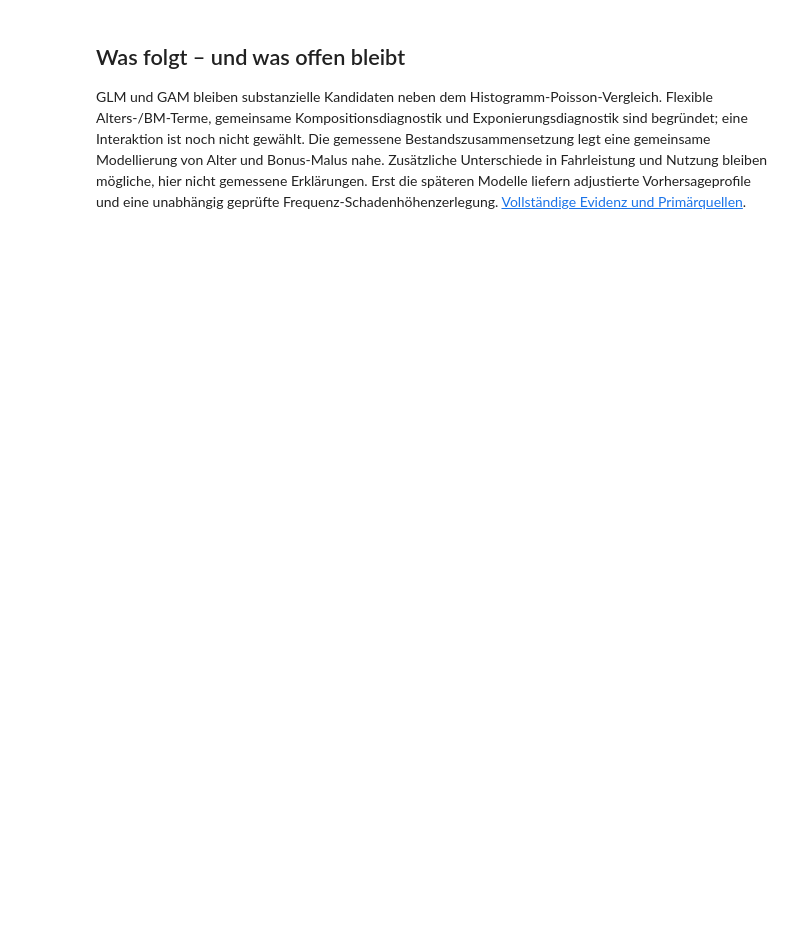
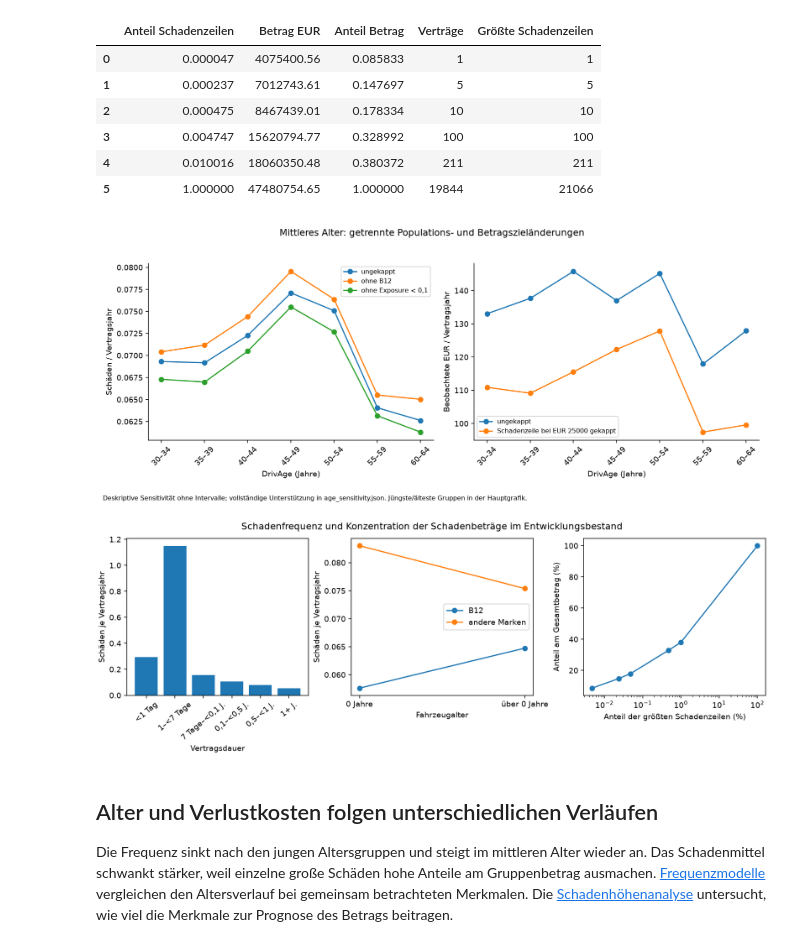
Before and after one commit to FisherSteve/freMTPL2-pricing, a Jupyter notebook: notebooks/03_development_eda.ipynb, the cells around one changed output. Cells and saved outputs as stored; diff of their text form; code cells hidden in the pictures; blank space fills up the shorter version.

```diff
--- a/notebooks/03_development_eda.ipynb
+++ b/notebooks/03_development_eda.ipynb
@@ -62,5 +143,8 @@ Ausschlüsse ändern die Population; Kappungen von Exponierung, Anzahl oder Betr
 # %%
 show(tables['sensitivities'][['scenario', 'policies', 'exposure', 'claims', 'loss_eur', 'severity_eur', 'removed_policies', 'removed_exposure', 'removed_claims', 'removed_loss_eur', 'frequency_change_pct', 'loss_cost_change_pct']])
 show(tables['tail_concentration'])
-display(Image(filename=str(ROOT / 'reports/s3/figures/alter_sensitivitaet.png')))
-display(Image(filename=str(ROOT / 'reports/s3/figures/pruefgruppen_verluste.png')))
+display(Image(filename=str(ROOT / 'reports/s3/figures/alter_sensitivitaet.png'),
+              alt='Schäden und erfasste EUR je Vertragsjahr nach Fahreralter unter den Sensitivitätsszenarien der Entwicklung'))
+display(Image(filename=str(ROOT / 'reports/editorial_figures/frequenz_und_grossschaeden.png'),
+              alt='Schäden je Vertragsjahr nach Dauer und Fahrzeuggruppe sowie Anteil großer Beträge an den Entwicklungsverlusten'))
+# %% [output]
@@ -67,4 +162,13 @@ display(Image(filename=str(ROOT / 'reports/s3/figures/pruefgruppen_verluste.png'
+|  | Anteil Schadenzeilen | Betrag EUR | Anteil Betrag | Verträge | Größte Schadenzeilen |
+| 0 | 0.000047 | 4075400.56 | 0.085833 | 1 | 1 |
+| 1 | 0.000237 | 7012743.61 | 0.147697 | 5 | 5 |
+| 2 | 0.000475 | 8467439.01 | 0.178334 | 10 | 10 |
+| 3 | 0.004747 | 15620794.77 | 0.328992 | 100 | 100 |
+| 4 | 0.010016 | 18060350.48 | 0.380372 | 211 | 211 |
+| 5 | 1.000000 | 47480754.65 | 1.000000 | 19844 | 21066 |
+[figure, added]
+[figure, added]
 # %% [markdown]
-## Was folgt – und was offen bleibt
+## Alter und Verlustkosten folgen unterschiedlichen Verläufen
 
-GLM und GAM bleiben substanzielle Kandidaten neben dem Histogramm-Poisson-Vergleich. Flexible Alters-/BM-Terme, gemeinsame Kompositionsdiagnostik und Exponierungsdiagnostik sind begründet; eine Interaktion ist noch nicht gewählt. Die gemessene Bestandszusammensetzung legt eine gemeinsame Modellierung von Alter und Bonus-Malus nahe. Zusätzliche Unterschiede in Fahrleistung und Nutzung bleiben mögliche, hier nicht gemessene Erklärungen. Erst die späteren Modelle liefern adjustierte Vorhersageprofile und eine unabhängig geprüfte Frequenz-Schadenhöhenzerlegung. [Vollständige Evidenz und Primärquellen](../docs/eda.md).
+Die Frequenz sinkt nach den jungen Altersgruppen und steigt im mittleren Alter wieder an. Das Schadenmittel schwankt stärker, weil einzelne große Schäden hohe Anteile am Gruppenbetrag ausmachen. [Frequenzmodelle](04_frequency_models.ipynb) vergleichen den Altersverlauf bei gemeinsam betrachteten Merkmalen. Die [Schadenhöhenanalyse](05_severity_pure_premium.ipynb) untersucht, wie viel die Merkmale zur Prognose des Betrags beitragen.
```
Also changed, not shown: parts of 11 cells of this notebook, 54 other files.
